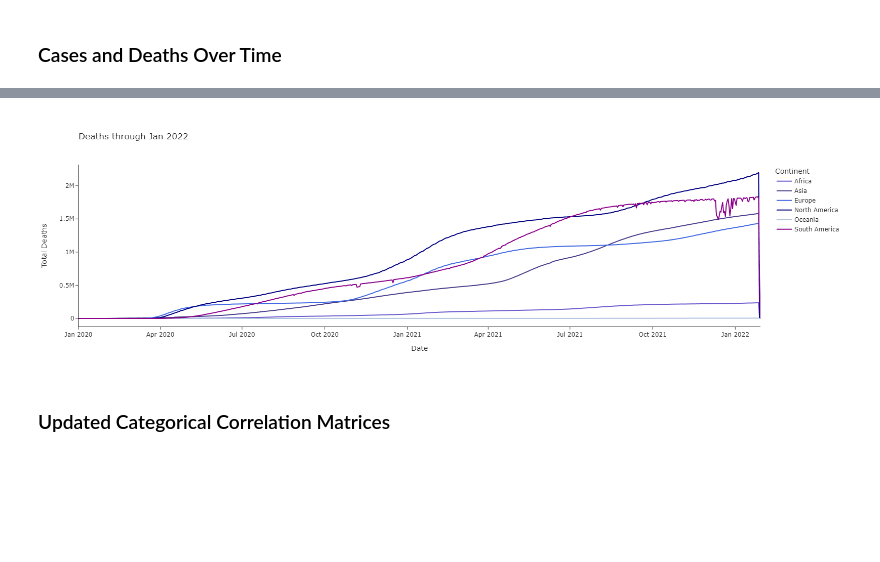
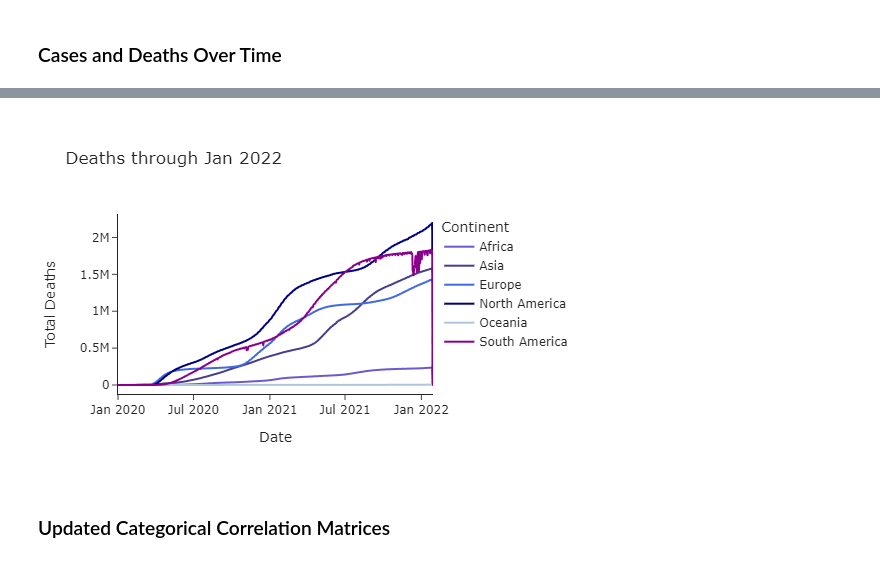
Before and after one commit to jcraciun/Economicron, a Jupyter notebook: EDA - Economicron.ipynb, the cells around one changed output, grey strips where cells are left out. Saved outputs shown, nothing was run; the diff lists cells and outputs as text; code cells hidden in the pictures; blank space fills up the shorter version.

```diff
--- a/EDA - Economicron.ipynb
+++ b/EDA - Economicron.ipynb
@@ -466,18 +491,16 @@ cases_by_continent.show()
 # %%
 cases_by_continent = px.line(grouped_continent_2022, x = 'Date', y = 'ConfirmedDeaths', color = 'Continent',
                              title = "Deaths through Jan 2022",
                              color_discrete_sequence = ['slateblue', 'darkslateblue', 'royalblue', 'navy', 'lightsteelblue', 'darkmagenta'],
-                             width = 1600,
-                             height = 500,
                              labels = {
                                  'ConfirmedDeaths': "Total Deaths",
                                  'Date': 'Date'
                              },
                              template = 'simple_white')
 
-cases_by_continent.show('png')
+cases_by_continent.show()
 # %% [output]
-[figure, old version]
+[figure, new version]
 # %% [markdown]
 ### Updated Categorical Correlation Matrices <a class="anchor" id="7"></a>
 # %%
```
Also changed, not shown: parts of 12 cells of this notebook, 6 other files.
